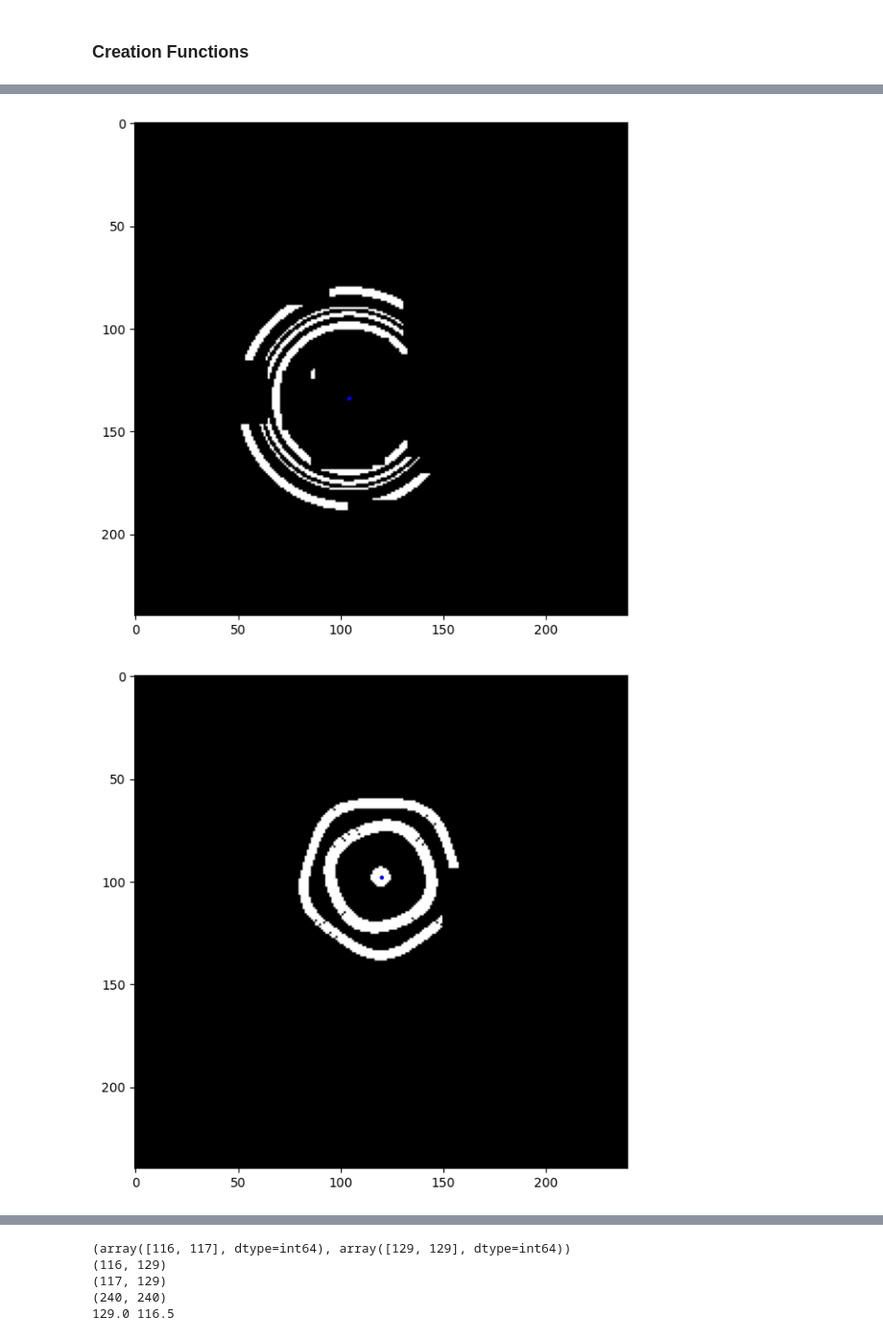
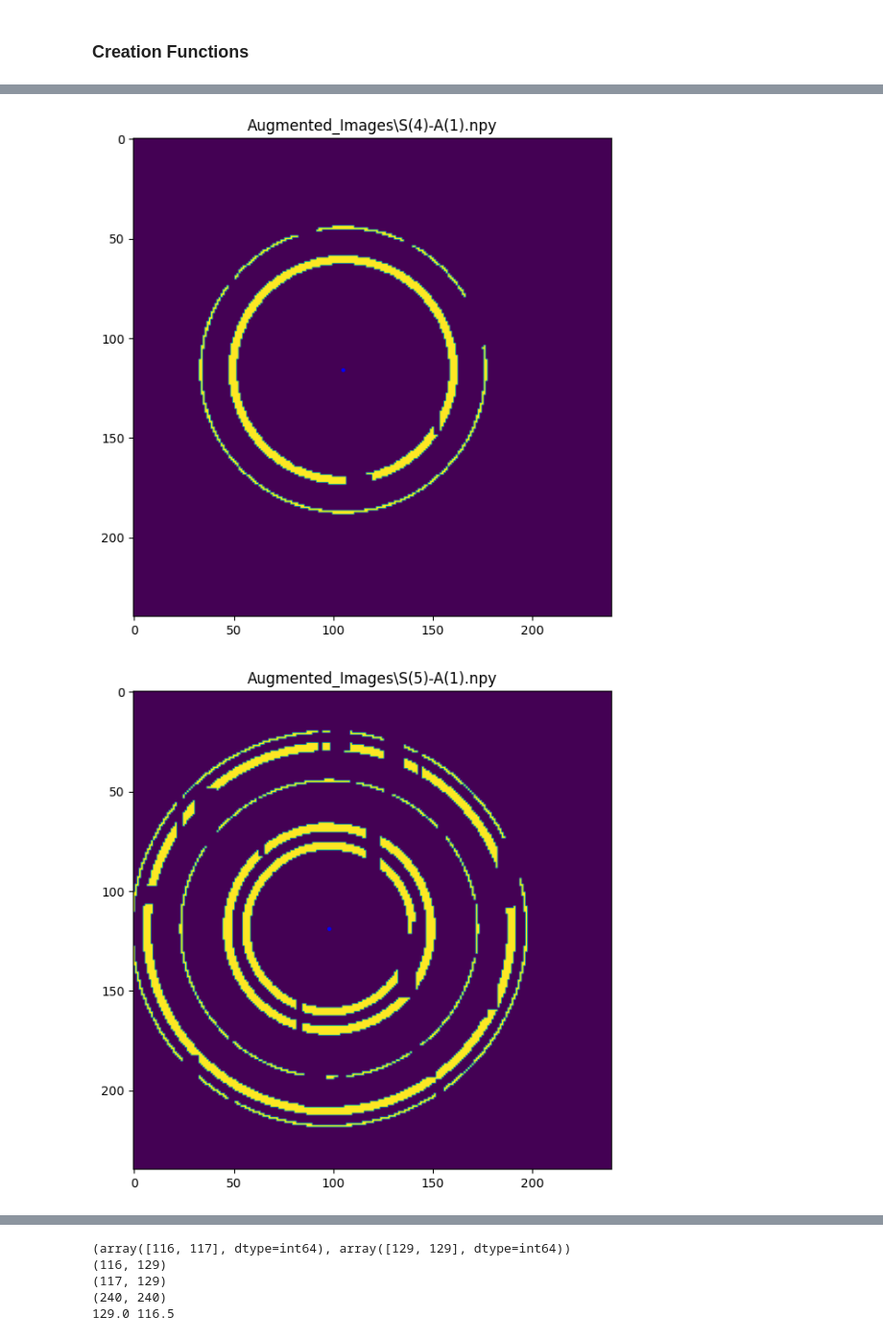
Before and after one commit to Aeonilluminate/SLAC, a Jupyter notebook: Data Generator.ipynb, the cells around one changed output, grey strips where cells are left out. Shown at 96% size. Cells and saved outputs as stored; diff of their text form; code cells hidden in the pictures.

```diff
--- a/Data Generator.ipynb
+++ b/Data Generator.ipynb
@@ -260,0 +261,7 @@ augment_frame.head()
+# %%
+x = 2
+seed_frame = pd.read_pickle(os.path.join(FRAME_PATH, 'seed_frame.pickle'))
+img = np.load(seed_frame['file_path'][x])
+plt.imshow(img)
+plt.title(seed_frame['file_path'][x])
+plt.show()
@@ -261,11 +270,12 @@ augment_frame.head()
 # %%
-for i in (2*np.array([3, 4, 5, 8, 9, 12]) - 1):
+for i in np.arange(0, len(augment_frame), 2):
     fig, axs = plt.subplots(1, 1, figsize=[15, 7])
     img = np.load(augment_frame['file_path'][i])
     x, y = [augment_frame['center_x_ratio'][i], augment_frame['center_y_ratio'][i]]
     marker = mpatches.Circle((int(DIMENSION*x),int(DIMENSION*y)),
                     radius=1, facecolor='blue')
-    axs.imshow(img, cmap='gray')
+    axs.set_title(augment_frame['file_path'][i])
+    axs.imshow(img)
     axs.add_patch(marker)
     plt.show()
 # %% [output]
@@ -275,2 +285,2 @@ for i in (2*np.array([3, 4, 5, 8, 9, 12]) - 1):
-[figure, old version]
+[figure, new version]
-[figure, old version]
+[figure, new version]
```
Also changed, not shown: parts of 6 cells of this notebook, 42 other files.
